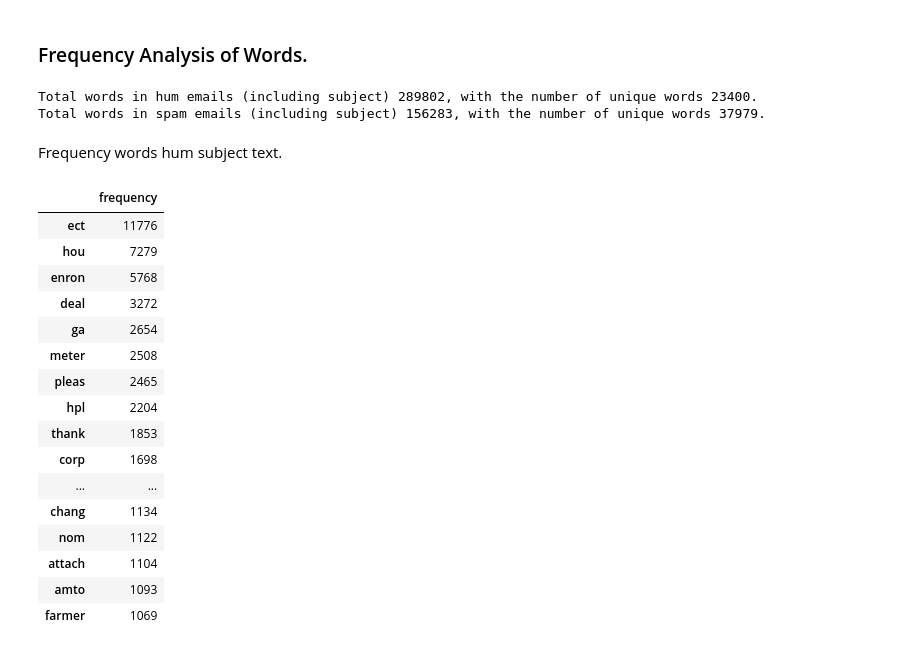
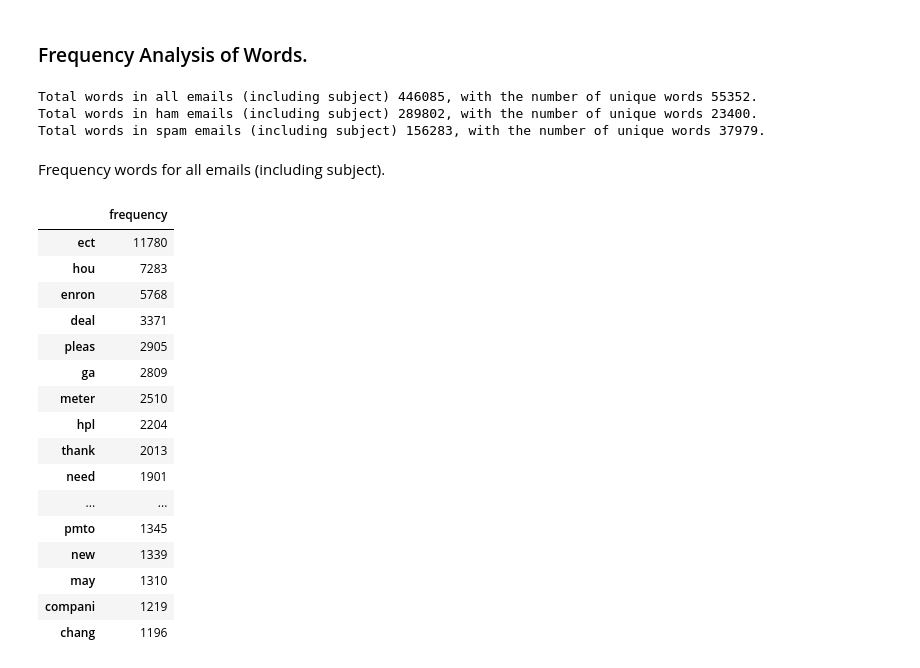
Before and after one commit to rezabungel/Spam-detection-using-MultinomialNB, a Jupyter notebook: code/dataset_preparation_and_analysis.ipynb, the cells around one changed output. Saved outputs shown, nothing was run; the diff lists cells and outputs as text; code cells hidden in the pictures.

```diff
--- a/code/dataset_preparation_and_analysis.ipynb
+++ b/code/dataset_preparation_and_analysis.ipynb
@@ -371,56 +371,65 @@ def calculate_frequency_words(all_words):
 
     return frequency_words
 # %%
-words_count_hum_subject_text = ' '.join(df.loc[df['label']==0, 'text_after_pipeline']).split() + ' '.join(df.loc[df['label']==0, 'subject_after_pipeline']).split()
-words_count_spam_subject_text = ' '.join(df.loc[df['label']==1, 'text_after_pipeline']).split() + ' '.join(df.loc[df['label']==1, 'subject_after_pipeline']).split()
+words_subject_text = ' '.join(df['text_after_pipeline']).split() + ' '.join(df['subject_after_pipeline']).split()
+words_ham_subject_text = ' '.join(df.loc[df['label']==0, 'text_after_pipeline']).split() + ' '.join(df.loc[df['label']==0, 'subject_after_pipeline']).split()
+words_spam_subject_text = ' '.join(df.loc[df['label']==1, 'text_after_pipeline']).split() + ' '.join(df.loc[df['label']==1, 'subject_after_pipeline']).split()
 
-unique_words_count_hum_subject_text = list(set(words_count_hum_subject_text))
-unique_words_count_spam_subject_text = list(set(words_count_spam_subject_text))
+unique_words_subject_text = list(set(words_subject_text))
+unique_words_ham_subject_text = list(set(words_ham_subject_text))
+unique_words_spam_subject_text = list(set(words_spam_subject_text))
 
-print(f"Total words in hum emails (including subject) {len(words_count_hum_subject_text)}, with the number of unique words {len(unique_words_count_hum_subject_text)}.")
-print(f"Total words in spam emails (including subject) {len(words_count_spam_subject_text)}, with the number of unique words {len(unique_words_count_spam_subject_text)}.")
+print(f"Total words in all emails (including subject) {len(words_subject_text)}, with the number of unique words {len(unique_words_subject_text)}.")
+print(f"Total words in ham emails (including subject) {len(words_ham_subject_text)}, with the number of unique words {len(unique_words_ham_subject_text)}.")
+print(f"Total words in spam emails (including subject) {len(words_spam_subject_text)}, with the number of unique words {len(unique_words_spam_subject_text)}.\n")
 # %% [output]
-Total words in hum emails (including subject) 289802, with the number of unique words 23400.
+Total words in all emails (including subject) 446085, with the number of unique words 55352.
+Total words in ham emails (including subject) 289802, with the number of unique words 23400.
 Total words in spam emails (including subject) 156283, with the number of unique words 37979.
 # %%
 # Determining word frequencies
-frequency_words_hum_subject_text = calculate_frequency_words(words_count_hum_subject_text)
-frequency_words_spam_subject_text = calculate_frequency_words(words_count_spam_subject_text)
+frequency_words_subject_text = calculate_frequency_words(words_subject_text)
+frequency_words_ham_subject_text = calculate_frequency_words(words_ham_subject_text)
+frequency_words_spam_subject_text = calculate_frequency_words(words_spam_subject_text)
 
 # Sorting word frequencies in descending order
-frequency_words_hum_subject_text = dict(sorted(frequency_words_hum_subject_text.items(), key=lambda item: item[1], reverse=True))
+frequency_words_subject_text = dict(sorted(frequency_words_subject_text.items(), key=lambda item: item[1], reverse=True))
+frequency_words_ham_subject_text = dict(sorted(frequency_words_ham_subject_text.items(), key=lambda item: item[1], reverse=True))
 frequency_words_spam_subject_text = dict(sorted(frequency_words_spam_subject_text.items(), key=lambda item: item[1], reverse=True))
 
 # Preparing a dictionary for conversion into a dataframe.
-frequency_words_hum_subject_text = {key: [value] for key, value in frequency_words_hum_subject_text.items()}
+frequency_words_subject_text = {key: [value] for key, value in frequency_words_subject_text.items()}
+frequency_words_ham_subject_text = {key: [value] for key, value in frequency_words_ham_subject_text.items()}
 frequency_words_spam_subject_text = {key: [value] for key, value in frequency_words_spam_subject_text.items()}
 
 # Creating a DataFrame and Transposing It
-frequency_words_hum_subject_text = pd.DataFrame(frequency_words_hum_subject_text).T
+frequency_words_subject_text = pd.DataFrame(frequency_words_subject_text).T
+frequency_words_ham_subject_text = pd.DataFrame(frequency_words_ham_subject_text).T
 frequency_words_spam_subject_text = pd.DataFrame(frequency_words_spam_subject_text).T
 
 # Renaming a column in a dataframe.
-frequency_words_hum_subject_text = frequency_words_hum_subject_text.rename(columns={0: 'frequency'})
+frequency_words_subject_text = frequency_words_subject_text.rename(columns={0: 'frequency'})
+frequency_words_ham_subject_text = frequency_words_ham_subject_text.rename(columns={0: 'frequency'})
 frequency_words_spam_subject_text = frequency_words_spam_subject_text.rename(columns={0: 'frequency'})
 # %% [markdown]
-Frequency words hum subject text.
+Frequency words for all emails (including subject).
 # %%
-frequency_words_hum_subject_text.head(25)
+frequency_words_subject_text.head(25)
 # %% [output]
 |  | frequency |
-| ect | 11776 |
-| hou | 7279 |
+| ect | 11780 |
+| hou | 7283 |
 | enron | 5768 |
-| deal | 3272 |
-| ga | 2654 |
-| meter | 2508 |
-| pleas | 2465 |
+| deal | 3371 |
+| pleas | 2905 |
+| ga | 2809 |
+| meter | 2510 |
 | hpl | 2204 |
-| thank | 1853 |
-| corp | 1698 |
+| thank | 2013 |
+| need | 1901 |
 | ... | ... |
-| chang | 1134 |
-| nom | 1122 |
-| attach | 1104 |
-| amto | 1093 |
-| farmer | 1069 |
+| pmto | 1345 |
+| new | 1339 |
+| may | 1310 |
+| compani | 1219 |
+| chang | 1196 |
```
Also changed, not shown: parts of 40 cells of this notebook, 3 other files.
